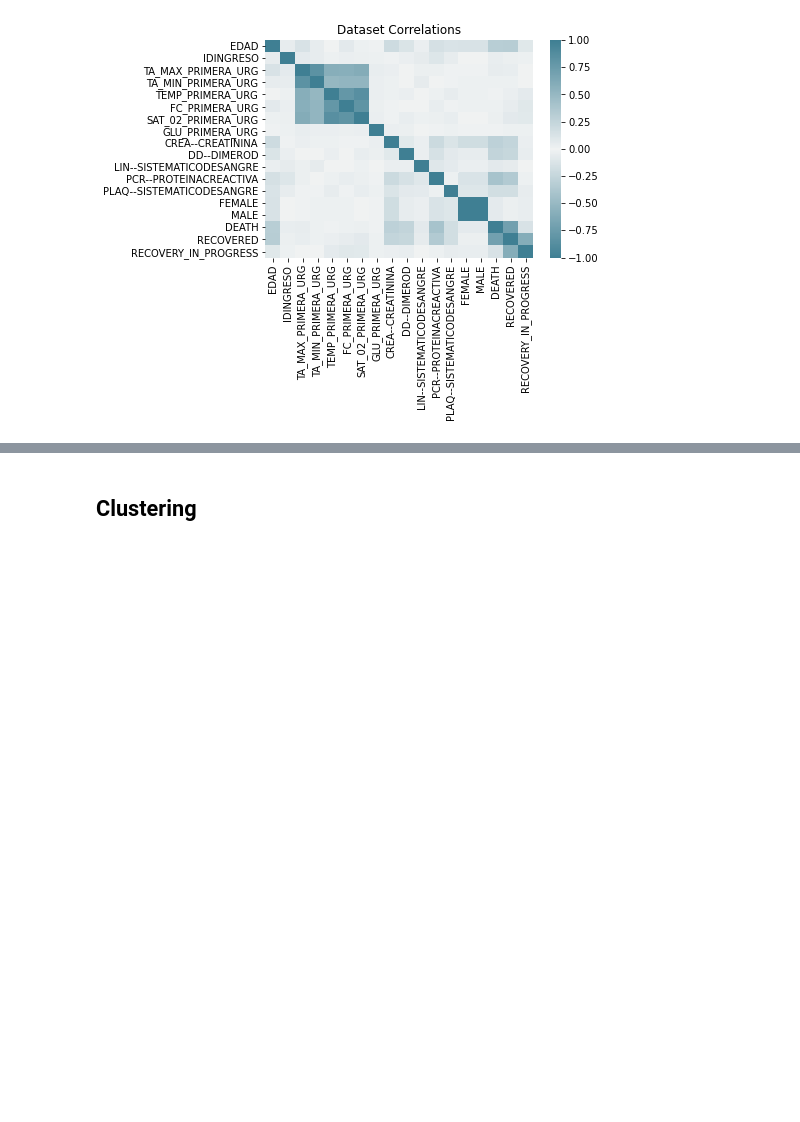
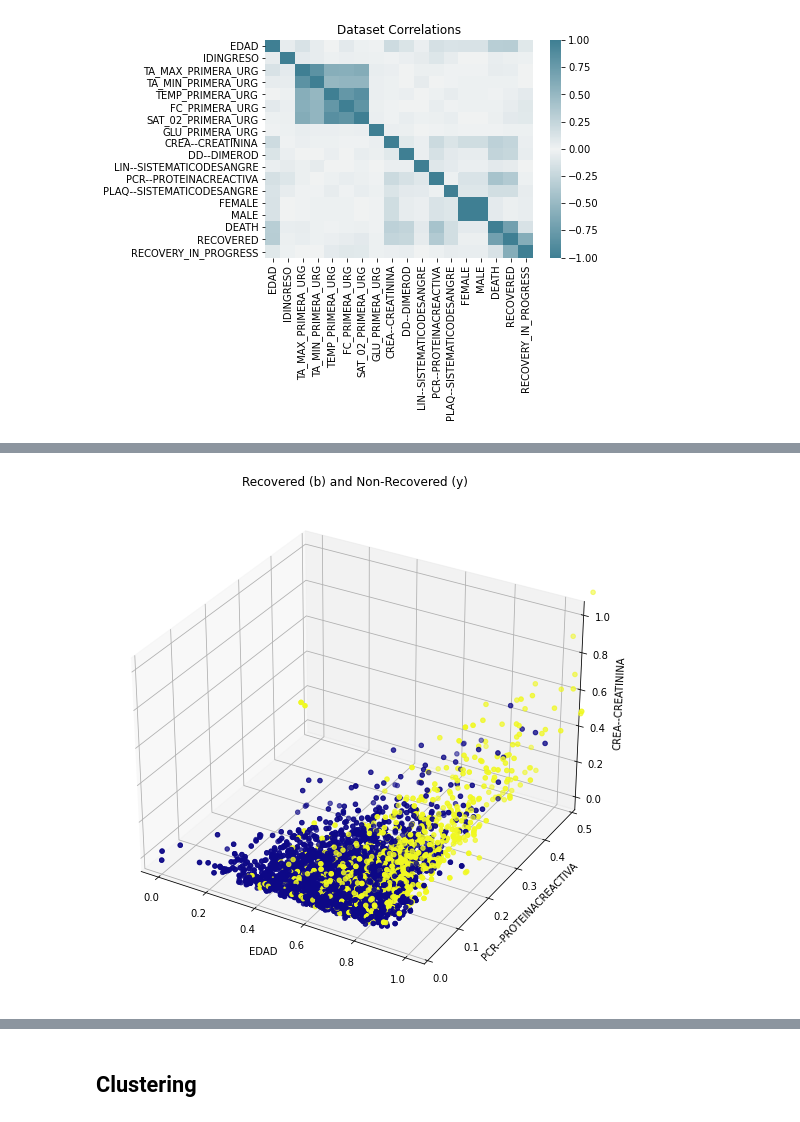
Before and after one commit to KarinWiberg/AI_in_Healthcare_Hackathon_COVID_Prediction, a Jupyter notebook: scripts/clusters.ipynb, the cells around one changed output, grey strips where cells are left out. Cells and saved outputs as stored; diff of their text form; code cells hidden in the pictures; blank space fills up the shorter version.

```diff
--- a/scripts/clusters.ipynb
+++ b/scripts/clusters.ipynb
@@ -85,0 +119,6 @@ plt.savefig('../visualizations/dataset_correlations.png', bbox_inches='tight')
+# %%
+plot_data(data, data.RECOVERED) # Recovered
+plt.title('Recovered (b) and Non-Recovered (y)')
+plt.savefig('../visualizations/cluster_recovered.png', bbox_inches='tight')
+# %% [output]
+[figure, added]
```
Also changed, not shown: parts of 10 cells of this notebook.
